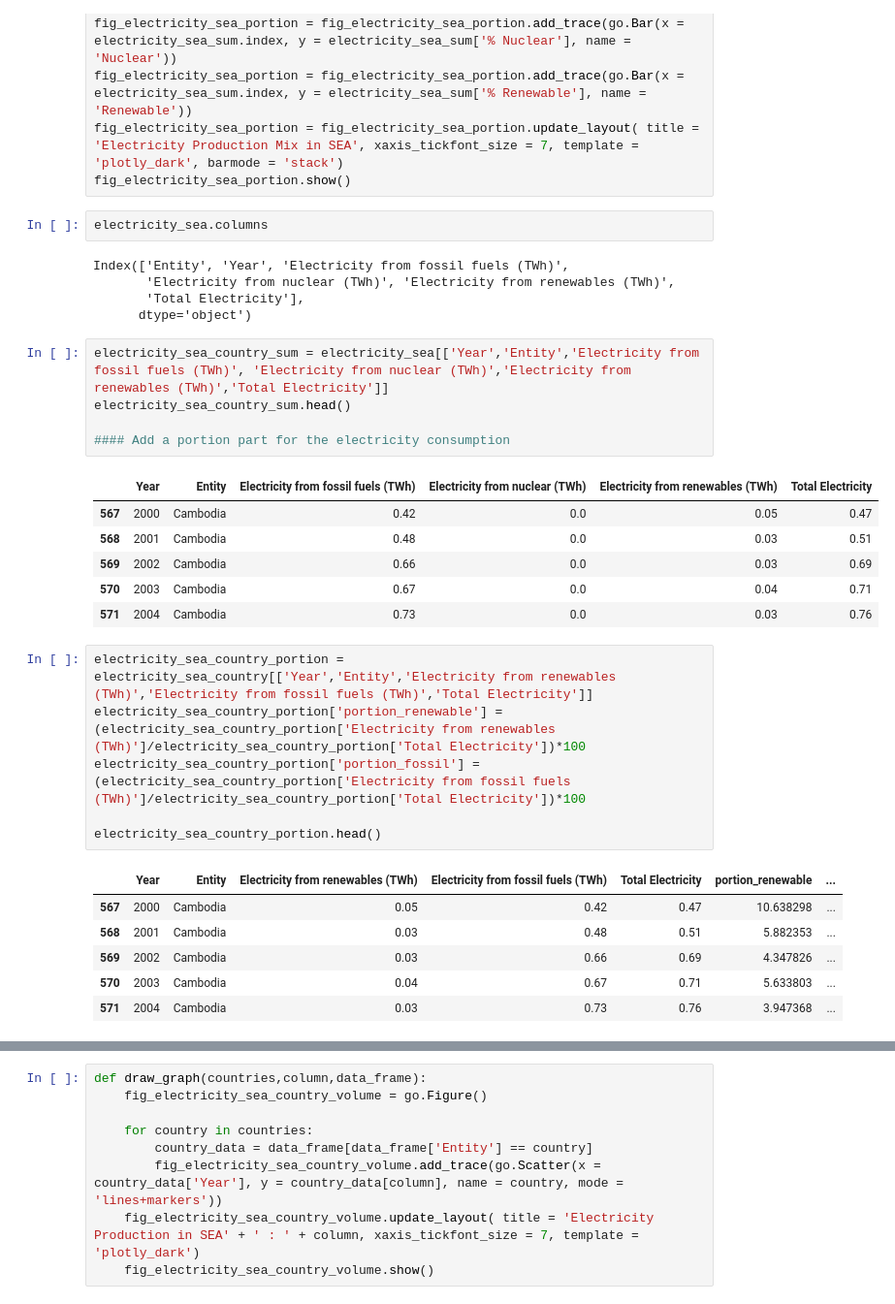
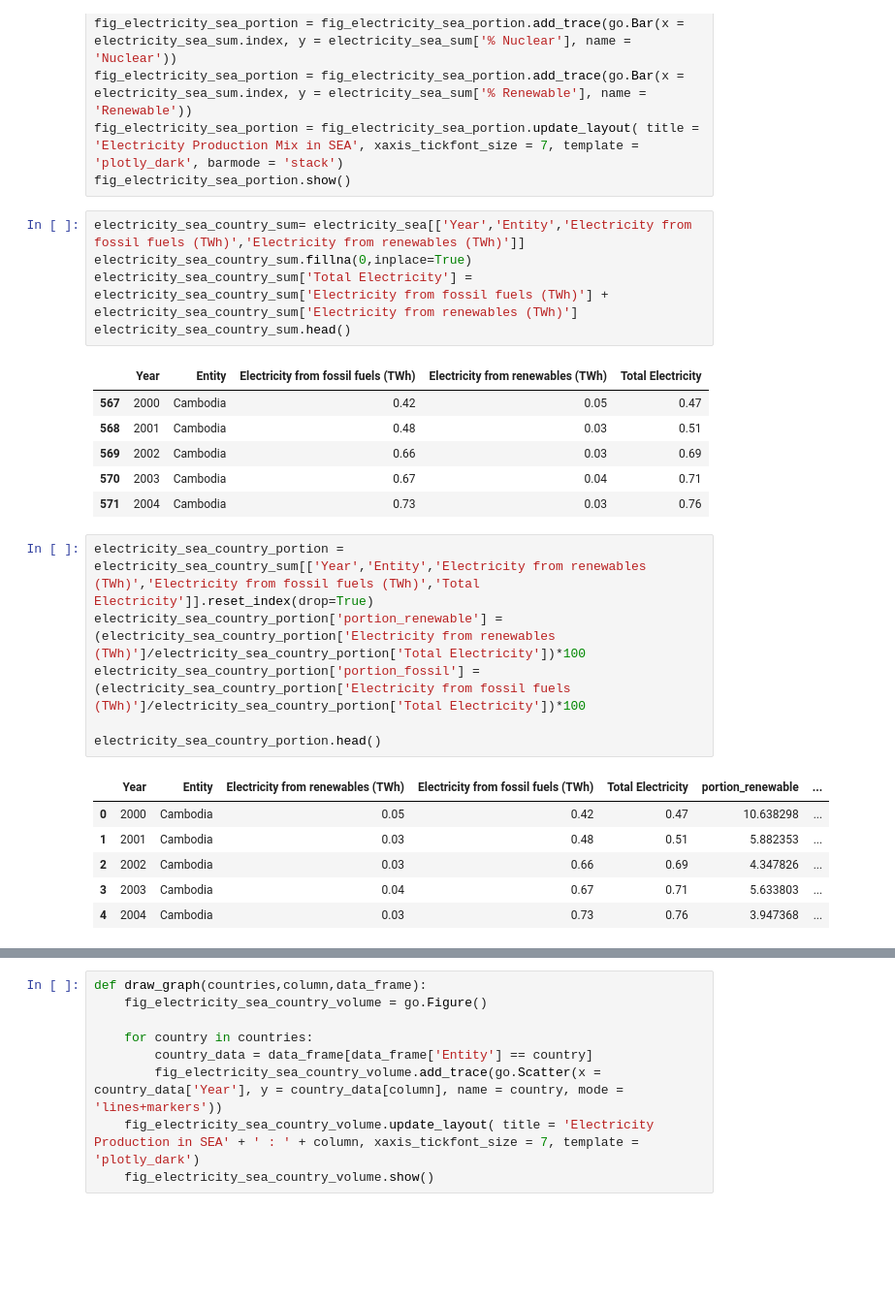
Before and after one commit to lurza/Sustainable_Energy_2020_2022, a Jupyter notebook: Sustainable_Energy1.ipynb, the cells around one changed output, grey strips where cells are left out. Shown at 97% size. Saved outputs shown, nothing was run; the diff lists cells and outputs as text; blank space fills up the shorter version.

Commit message:
update to portion of source of electricity

```diff
--- a/Sustainable_Energy1.ipynb
+++ b/Sustainable_Energy1.ipynb
@@ -268,36 +268,29 @@ fig_electricity_sea_portion = fig_electricity_sea_portion.add_trace(go.Bar(x = e
 fig_electricity_sea_portion = fig_electricity_sea_portion.add_trace(go.Bar(x = electricity_sea_sum.index, y = electricity_sea_sum['% Renewable'], name = 'Renewable'))
 fig_electricity_sea_portion = fig_electricity_sea_portion.update_layout( title = 'Electricity Production Mix in SEA', xaxis_tickfont_size = 7, template = 'plotly_dark', barmode = 'stack')
 fig_electricity_sea_portion.show()
-# %%
-electricity_sea.columns
-# %% [output]
-Index(['Entity', 'Year', 'Electricity from fossil fuels (TWh)',
-       'Electricity from nuclear (TWh)', 'Electricity from renewables (TWh)',
-       'Total Electricity'],
-      dtype='object')
 # %%
-electricity_sea_country_sum = electricity_sea[['Year','Entity','Electricity from fossil fuels (TWh)', 'Electricity from nuclear (TWh)','Electricity from renewables (TWh)','Total Electricity']]
+electricity_sea_country_sum= electricity_sea[['Year','Entity','Electricity from fossil fuels (TWh)','Electricity from renewables (TWh)']]
+electricity_sea_country_sum.fillna(0,inplace=True)
+electricity_sea_country_sum['Total Electricity'] = electricity_sea_country_sum['Electricity from fossil fuels (TWh)'] + electricity_sea_country_sum['Electricity from renewables (TWh)']
 electricity_sea_country_sum.head()
-
-#### Add a portion part for the electricity consumption
 # %% [output]
-|  | Year | Entity | Electricity from fossil fuels (TWh) | Electricity from nuclear (TWh) | Electricity from renewables (TWh) | Total Electricity |
-| 567 | 2000 | Cambodia | 0.42 | 0.0 | 0.05 | 0.47 |
-| 568 | 2001 | Cambodia | 0.48 | 0.0 | 0.03 | 0.51 |
-| 569 | 2002 | Cambodia | 0.66 | 0.0 | 0.03 | 0.69 |
-| 570 | 2003 | Cambodia | 0.67 | 0.0 | 0.04 | 0.71 |
-| 571 | 2004 | Cambodia | 0.73 | 0.0 | 0.03 | 0.76 |
+|  | Year | Entity | Electricity from fossil fuels (TWh) | Electricity from renewables (TWh) | Total Electricity |
+| 567 | 2000 | Cambodia | 0.42 | 0.05 | 0.47 |
+| 568 | 2001 | Cambodia | 0.48 | 0.03 | 0.51 |
+| 569 | 2002 | Cambodia | 0.66 | 0.03 | 0.69 |
+| 570 | 2003 | Cambodia | 0.67 | 0.04 | 0.71 |
+| 571 | 2004 | Cambodia | 0.73 | 0.03 | 0.76 |
 # %%
-electricity_sea_country_portion = electricity_sea_country[['Year','Entity','Electricity from renewables (TWh)','Electricity from fossil fuels (TWh)','Total Electricity']]
+electricity_sea_country_portion = electricity_sea_country_sum[['Year','Entity','Electricity from renewables (TWh)','Electricity from fossil fuels (TWh)','Total Electricity']].reset_index(drop=True)
 electricity_sea_country_portion['portion_renewable'] = (electricity_sea_country_portion['Electricity from renewables (TWh)']/electricity_sea_country_portion['Total Electricity'])*100
 electricity_sea_country_portion['portion_fossil'] = (electricity_sea_country_portion['Electricity from fossil fuels (TWh)']/electricity_sea_country_portion['Total Electricity'])*100
 
 electricity_sea_country_portion.head()
 # %% [output]
 |  | Year | Entity | Electricity from renewables (TWh) | Electricity from fossil fuels (TWh) | Total Electricity | portion_renewable | ... |
-| 567 | 2000 | Cambodia | 0.05 | 0.42 | 0.47 | 10.638298 | ... |
-| 568 | 2001 | Cambodia | 0.03 | 0.48 | 0.51 | 5.882353 | ... |
-| 569 | 2002 | Cambodia | 0.03 | 0.66 | 0.69 | 4.347826 | ... |
-| 570 | 2003 | Cambodia | 0.04 | 0.67 | 0.71 | 5.633803 | ... |
-| 571 | 2004 | Cambodia | 0.03 | 0.73 | 0.76 | 3.947368 | ... |
+| 0 | 2000 | Cambodia | 0.05 | 0.42 | 0.47 | 10.638298 | ... |
+| 1 | 2001 | Cambodia | 0.03 | 0.48 | 0.51 | 5.882353 | ... |
+| 2 | 2002 | Cambodia | 0.03 | 0.66 | 0.69 | 4.347826 | ... |
+| 3 | 2003 | Cambodia | 0.04 | 0.67 | 0.71 | 5.633803 | ... |
+| 4 | 2004 | Cambodia | 0.03 | 0.73 | 0.76 | 3.947368 | ... |
 # %%
```
Also changed, not shown: parts of 3 cells of this notebook.
